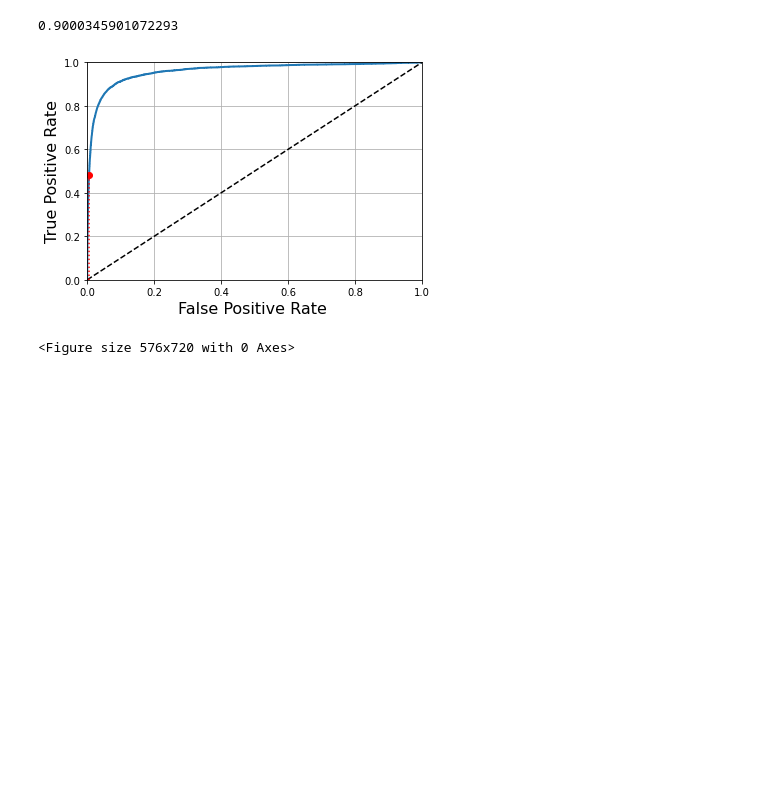
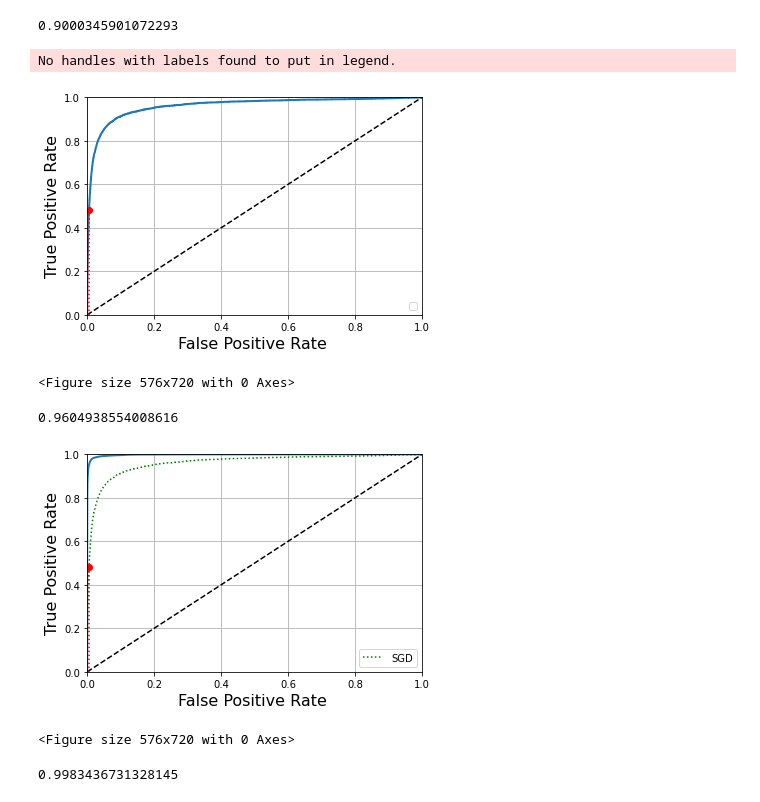
Before and after one commit to Mark-Nawar/ML-Books_Notes, a Jupyter notebook: BooksSummarie/Chapter-3/classification.ipynb, the cells around one changed output. Cells and saved outputs as stored; diff of their text form; code cells hidden in the pictures; blank space fills up the shorter version.

```diff
--- a/BooksSummarie/Chapter-3/classification.ipynb
+++ b/BooksSummarie/Chapter-3/classification.ipynb
@@ -223,6 +223,7 @@ fpr , tpr , thresholds = roc_curve( Y_train_5 , Y_scores)
 FPR_at_certain_recall = fpr[np.argmax(tpr >= recall_metric)]
 
 def plot_roc(fpr , tpr , label=None ):
+    plt.legend(loc="lower right")
     plt.plot(fpr , tpr, linewidth = 2 , label = label)
     plt.plot([0,1],[0,1] ,'k--')
     plt.plot([FPR_at_certain_recall, FPR_at_certain_recall], [0, recall_metric], "r:")
@@ -233,10 +234,46 @@ def plot_roc(fpr , tpr , label=None ):
     plt.axis([0,1, 0, 1])
     plt.figure(figsize=(8, 10))
 
+
 plot_roc(fpr , tpr , thresholds)
 
 # this plot is a a great way to compute classifiers the more the curve moves to the dotted line the worse it is it
 ## here the value choosen for the recall yields an accepted FPR ( almost zero )
 # %% [output]
+No handles with labels found to put in legend.
 [figure]
-<Figure size 576x720 with 0 Axes>
+<Figure size 576x720 with 0 Axes>
+# %%
+## measuring the area under the curve mifht also be a great ay to meausre a great classifier a perfect classifier will have an ROC very close to 1
+## a rnadom one will have as expected from the graph a 0.5 area
+
+from sklearn.metrics import roc_auc_score
+
+roc_auc_score(Y_train_5 , Y_scores)
+
+## wondering which one to use when ? well , it depends on the nature of data
+## if we have rare positive class like in this problem the 5 is rare so use PR or whenever you care more about false positives than you do
+## with false nrgatives. this is a a great example here the ROC AUC is 96 however that PR curve shows that the performance in in the 80s in terms
+## of precison
+# %% [output]
+0.9604938554008616
+# %%
+from sklearn.ensemble import RandomForestClassifier
+
+forest_clf = RandomForestClassifier(random_state=42)
+
+Y_probas_forest = cross_val_predict(forest_clf , X_train , Y_train_5 , cv = 3 ,method="predict_proba" )
+# %%
+Y_scores_forest = Y_probas_forest[: , 1]
+fpr_forest , tpr_forest , thesholds = roc_curve(Y_train_5 , Y_scores_forest)
+# %%
+plt.plot(fpr , tpr , "g:" , label="SGD")
+plot_roc(fpr_forest , tpr_forest , label="Random forest")
+plt.show()
+# %% [output]
+[figure, added]
+<Figure size 576x720 with 0 Axes>
+# %%
+roc_auc_score(Y_train_5 , Y_scores_forest)
+# %% [output]
+0.9983436731328145
```
